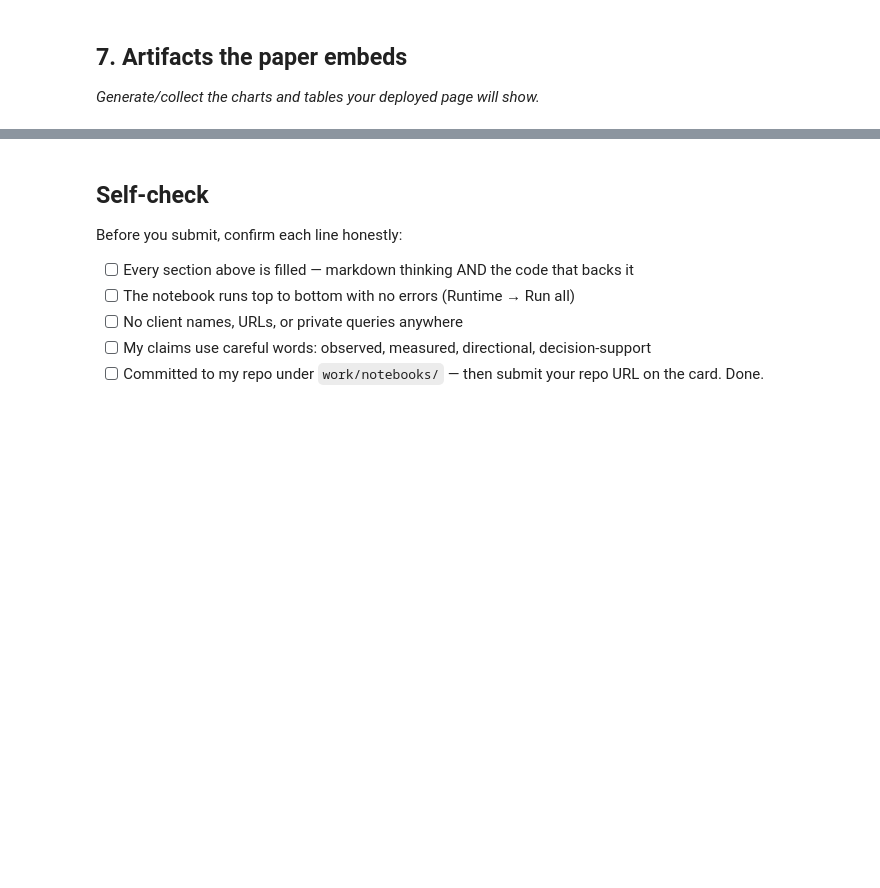
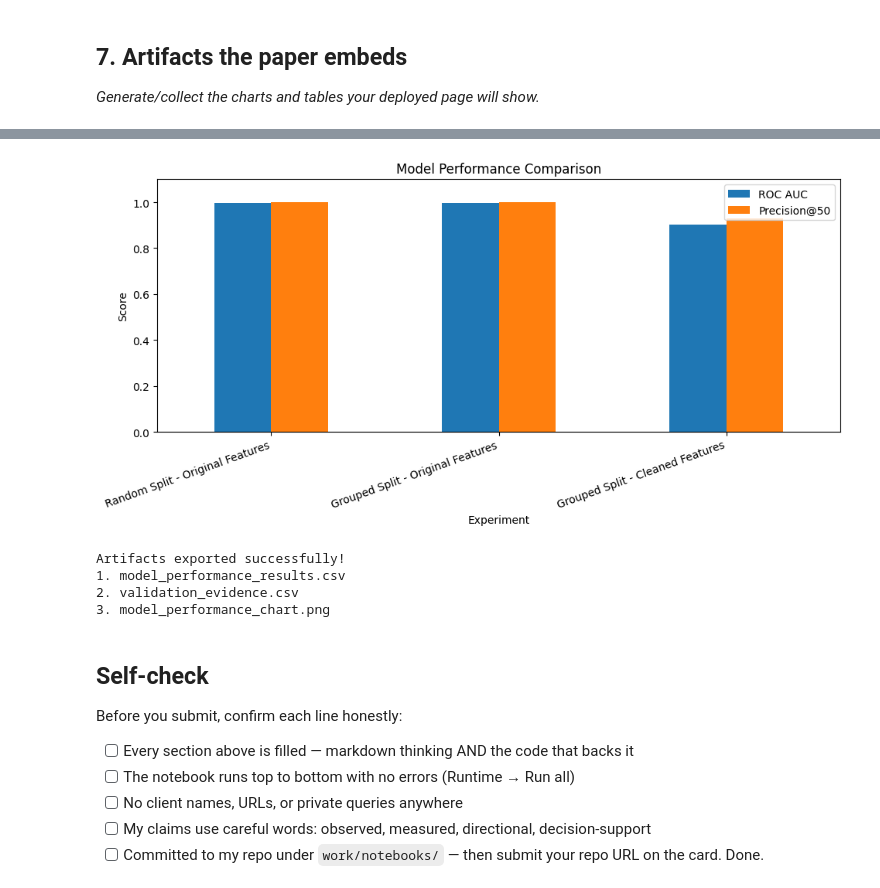
Before and after one commit to piasa19/flyrank-ml-internship-starter, a Jupyter notebook: work/notebooks/capstone.ipynb, the cells around one changed output, grey strips where cells are left out. Saved outputs shown, nothing was run; the diff lists cells and outputs as text; code cells hidden in the pictures; blank space fills up the shorter version.

```diff
--- a/work/notebooks/capstone.ipynb
+++ b/work/notebooks/capstone.ipynb
@@ -37,3 +366,39 @@ This skeleton is yours to fill. Work the sections **in order** — each one has
+# %%
+# Section 7: Export Artifacts for the Final Paper
+
+import matplotlib.pyplot as plt
+
+# 1. Export model performance table
+results.to_csv("model_performance_results.csv", index=False)
+
+# 2. Export validation evidence
+limitations.to_csv("validation_evidence.csv", index=False)
+
+# 3. Save model performance chart
+results.set_index("Experiment").plot(
+    kind="bar",
+    figsize=(10, 5)
+)
+
+plt.title("Model Performance Comparison")
+plt.ylabel("Score")
+plt.ylim(0, 1.1)
+plt.xticks(rotation=20, ha="right")
+plt.tight_layout()
+
+plt.savefig("model_performance_chart.png", dpi=300, bbox_inches="tight")
+plt.show()
+
+print("Artifacts exported successfully!")
+print("1. model_performance_results.csv")
+print("2. validation_evidence.csv")
+print("3. model_performance_chart.png")
+# %% [output]
+[figure, added]
+Artifacts exported successfully!
+1. model_performance_results.csv
+2. validation_evidence.csv
+3. model_performance_chart.png
 # %% [markdown]
 ## Self-check
 
```
Also changed, not shown: parts of 13 cells of this notebook.
